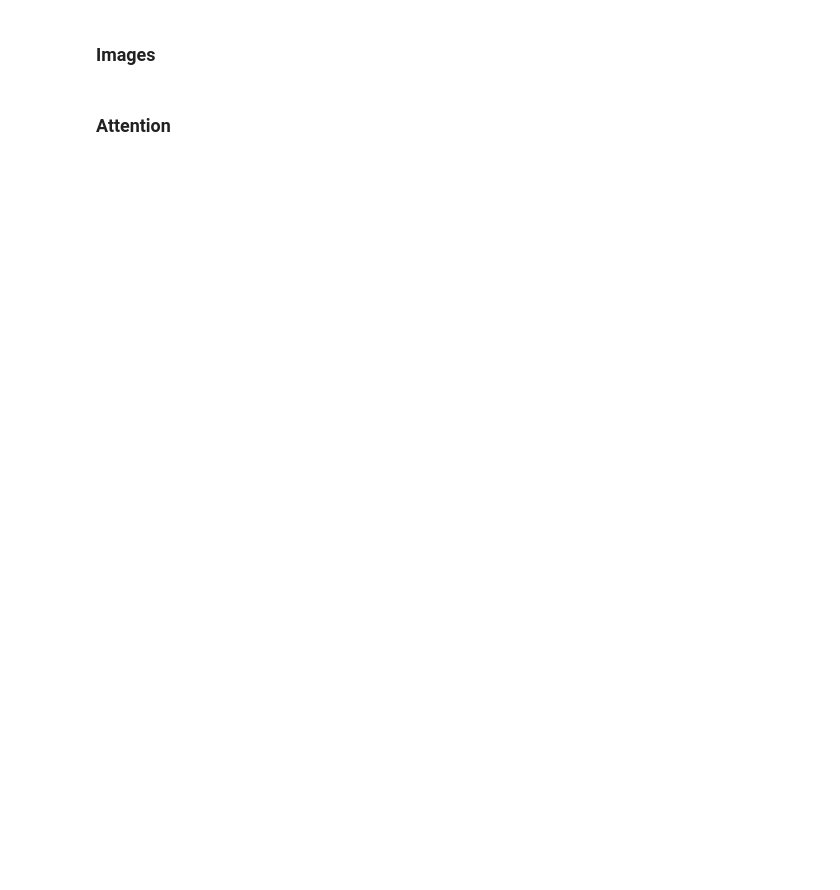
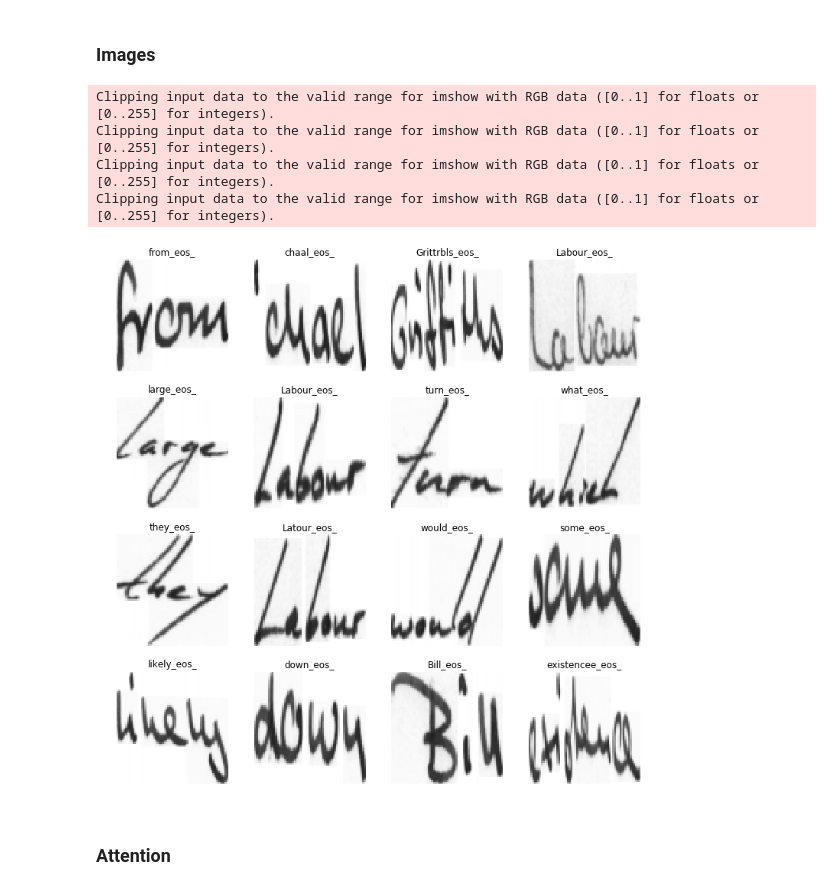
Before and after one commit to ahs8w/Handwriting, a Jupyter notebook: OCR-single-word.ipynb, the cells around one changed output. Drawn from its saved outputs; the diff is of its cells as text; code cells hidden in the pictures; blank space fills up the shorter version.

```diff
--- a/OCR-single-word.ipynb
+++ b/OCR-single-word.ipynb
@@ -84,7 +109,7 @@ csv.head()
 # %% [markdown]
 #### Sample ~5,000
 # %%
-CSV = 'sample_words.csv'
+CSV = PATH/'sample_words.csv'
 
 samp = csv.sample(5000).reset_index(drop=True)
 samp.to_csv(CSV, index=False)
@@ -353,6 +380,6 @@ learn.metrics = [char_error_rate]
 # Train
 # %%
 lr = 1e-3
-learn.fit(lr, 5, cycle_len=1, use_clr=(10,4))
-# 1 epoch - 72.759241  24.869639  0.46297
-# 6 epoch -
+learn.fit(lr, 1, cycle_len=1)
+# 20.123179  19.649655  0.565135
+# sigmoid attn
@@ -359,3 +405,5 @@ learn.fit(lr, 5, cycle_len=1, use_clr=(10,4))
+# %%
+learn.load('single-word-0.16cer')
 # %% [markdown]
 # Results
 # %%
@@ -385,12 +446,18 @@ def show_img(im, figsize=None, ax=None, alpha=None, title=None):
 # %%
 imgs = data.trn_ds.denorm(x)
 
-fig, axes = plt.subplots(5,2, figsize=(20, 20))
+fig, axes = plt.subplots(4,4, figsize=(10, 10))
 for i,ax in enumerate(axes.flat):
     t = label_text(y[i])     #=>  char indices
     p = label_text(res[:,i])
     ax=show_img(imgs[i], ax=ax, title=p)#t+' '+p)
 
 plt.tight_layout(pad=0.1)
+# %% [output]
+Clipping input data to the valid range for imshow with RGB data ([0..1] for floats or [0..255] for integers).
+Clipping input data to the valid range for imshow with RGB data ([0..1] for floats or [0..255] for integers).
+Clipping input data to the valid range for imshow with RGB data ([0..1] for floats or [0..255] for integers).
+Clipping input data to the valid range for imshow with RGB data ([0..1] for floats or [0..255] for integers).
+[figure, added]
 # %% [markdown]
 ### Attention
```
Also changed, not shown: parts of 16 cells of this notebook.
